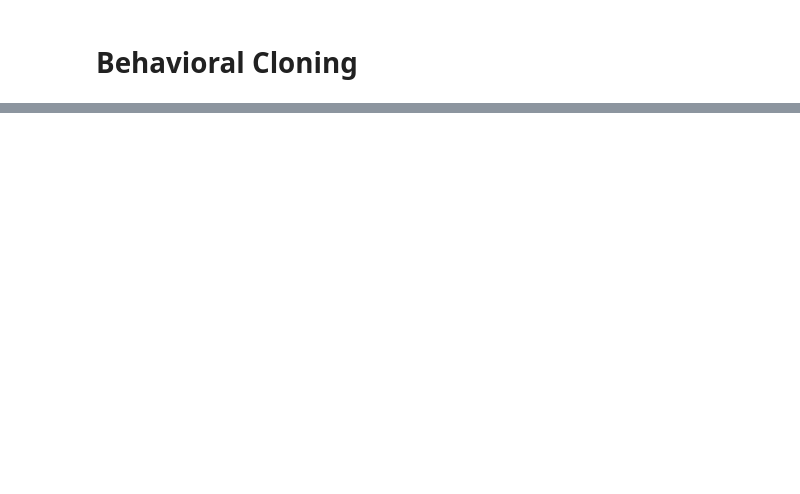
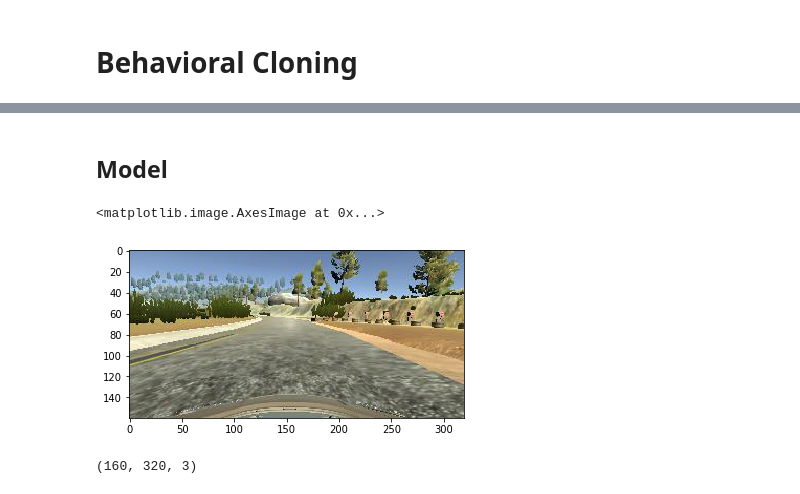
Before and after one commit to GrandMasterJedi/MyBehavioralCloneDriving, a Jupyter notebook: main.ipynb, the cells around one changed output, grey strips where cells are left out. Drawn from its saved outputs; the diff is of its cells as text; code cells hidden in the pictures; blank space fills up the shorter version.

```diff
--- a/main.ipynb
+++ b/main.ipynb
@@ -209,0 +151,17 @@ print(y.shape)
+# %% [markdown]
+## Model
+# %%
+# Load data back
+h5f = h5py.File("drivingData.h5", "r")
+X = h5f["dataset_X"][:]
+y = h5f["dataset_y"][:]
+# %%
+plt.imshow(X[123,])
+# %% [output]
+<matplotlib.image.AxesImage at 0x...>
+[figure, added]
+# %%
+inputShape = X[0,].shape
+inputShape
+# %% [output]
+(160, 320, 3)
```
Also changed, not shown: parts of 26 cells of this notebook, 3 other files.
